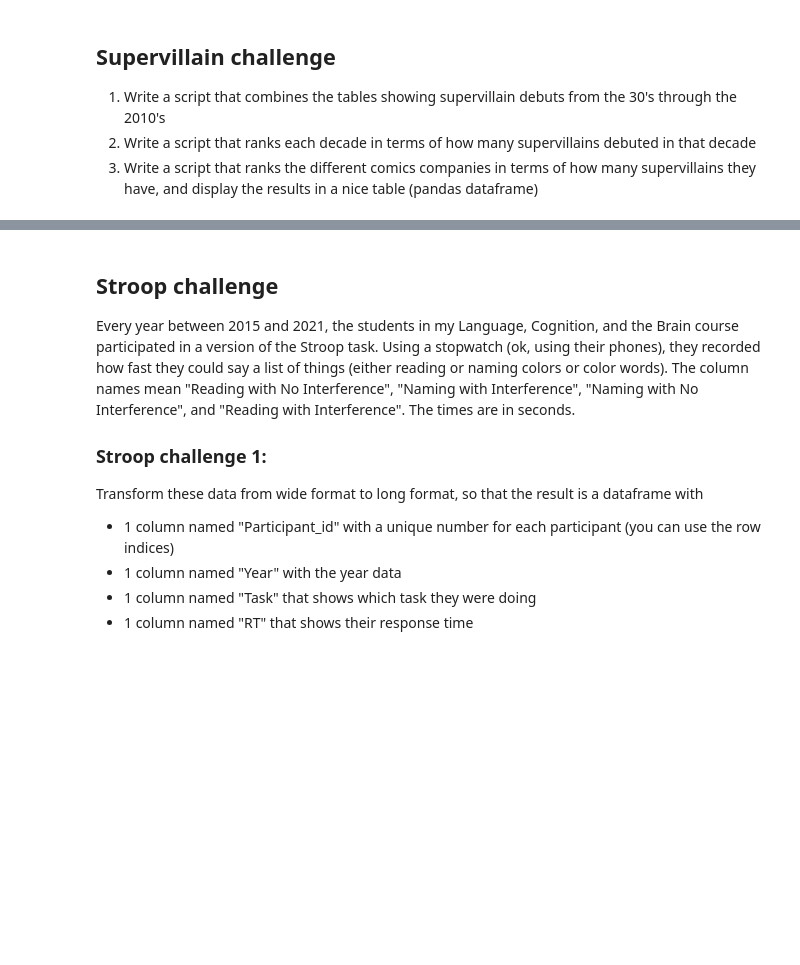
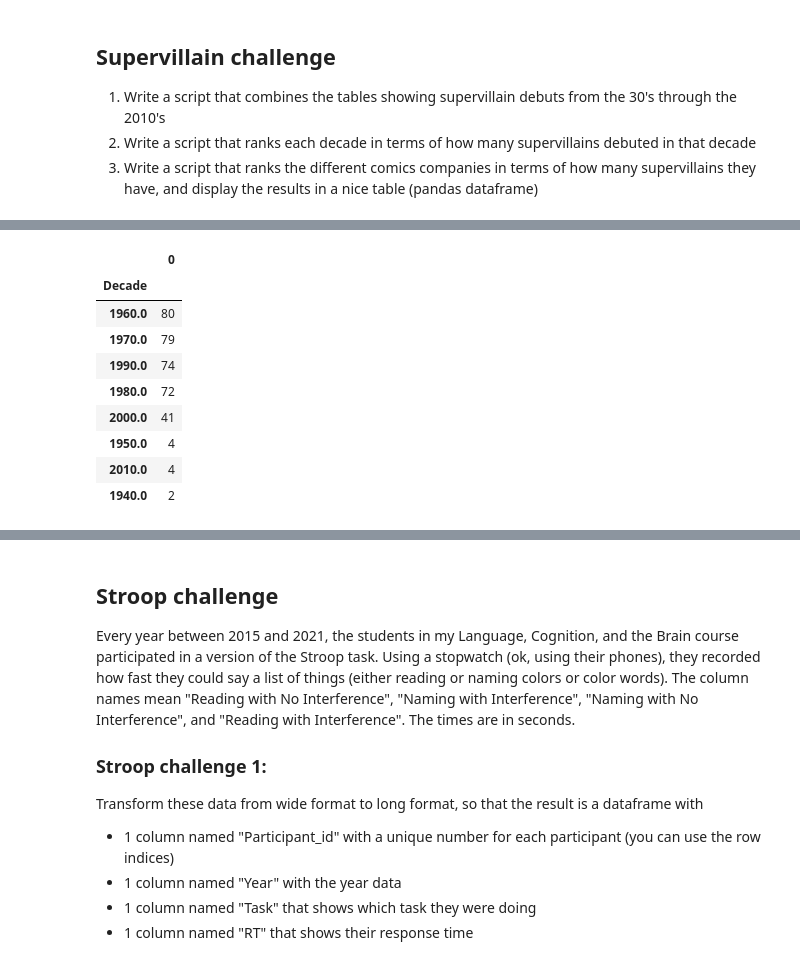
Before and after one commit to sofierosendalj/CulturalDataScience, a Jupyter notebook: fun_with_pandas.ipynb, the cells around one changed output, grey strips where cells are left out. Saved outputs shown, nothing was run; the diff lists cells and outputs as text; code cells hidden in the pictures; blank space fills up the shorter version.

```diff
--- a/fun_with_pandas.ipynb
+++ b/fun_with_pandas.ipynb
@@ -200,0 +257,15 @@ Name: count, dtype: int64
+# %%
+# Converting to a dataframe to give it a better visual look
+decade_ranking = pd.DataFrame(decade_ranking)
+decade_ranking
+# %% [output]
+|  | 0 |
+| Decade |  |
+| 1960.0 | 80 |
+| 1970.0 | 79 |
+| 1990.0 | 74 |
+| 1980.0 | 72 |
+| 2000.0 | 41 |
+| 1950.0 | 4 |
+| 2010.0 | 4 |
+| 1940.0 | 2 |
```
Also changed, not shown: parts of 10 cells of this notebook.
